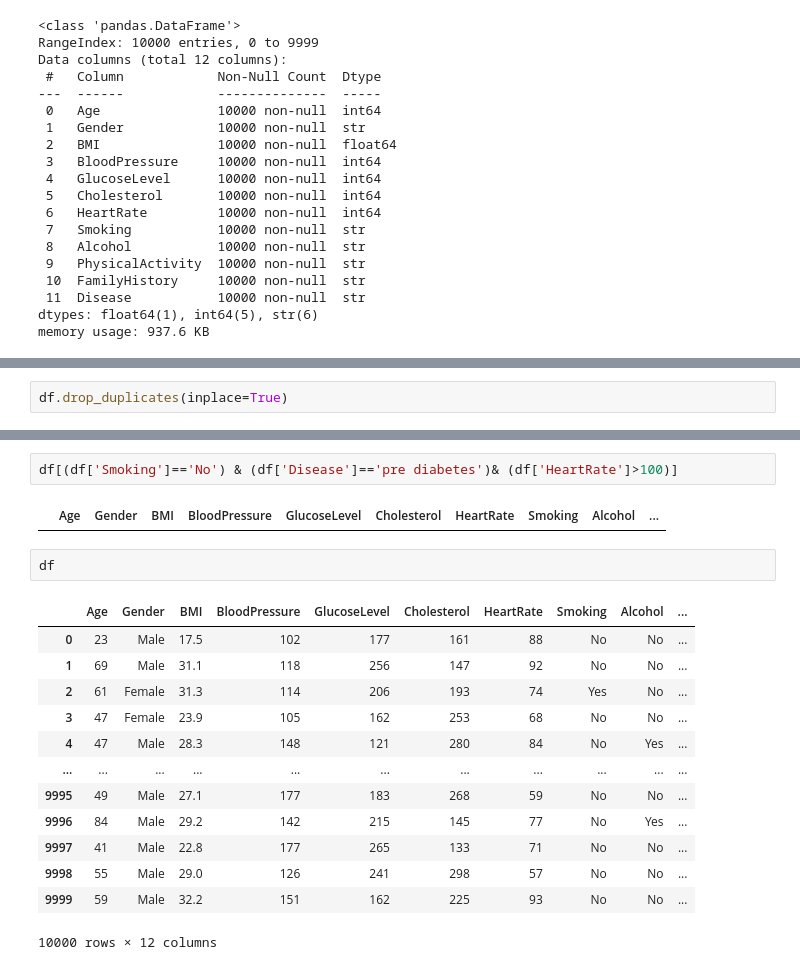
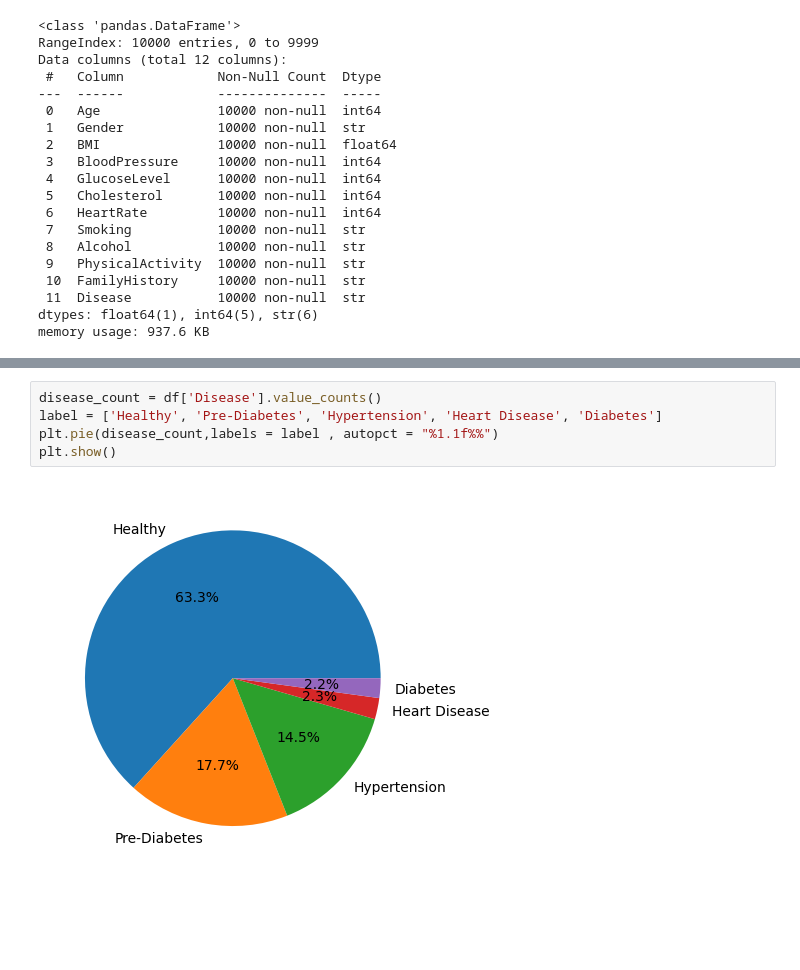
Before and after one commit to mansikumawat08/Project-2, a Jupyter notebook: medical.ipynb, the cells around one changed output, grey strips where cells are left out. Saved outputs shown, nothing was run; the diff lists cells and outputs as text; blank space fills up the shorter version.

```diff
--- a/medical.ipynb
+++ b/medical.ipynb
@@ -155,2 +84,0 @@ Length: 10000, dtype: bool
-# %%
-df.drop_duplicates(inplace=True)
@@ -371,20 +85,7 @@ Name: count, dtype: int64
-# %%
-df[(df['Smoking']=='No') & (df['Disease']=='pre diabetes')& (df['HeartRate']>100)]
-# %% [output]
-|  | Age | Gender | BMI | BloodPressure | GlucoseLevel | Cholesterol | HeartRate | Smoking | Alcohol | ... |
-# %%
-df
-# %% [output]
-|  | Age | Gender | BMI | BloodPressure | GlucoseLevel | Cholesterol | HeartRate | Smoking | Alcohol | ... |
-| 0 | 23 | Male | 17.5 | 102 | 177 | 161 | 88 | No | No | ... |
-| 1 | 69 | Male | 31.1 | 118 | 256 | 147 | 92 | No | No | ... |
-| 2 | 61 | Female | 31.3 | 114 | 206 | 193 | 74 | Yes | No | ... |
-| 3 | 47 | Female | 23.9 | 105 | 162 | 253 | 68 | No | No | ... |
-| 4 | 47 | Male | 28.3 | 148 | 121 | 280 | 84 | No | Yes | ... |
-| ... | ... | ... | ... | ... | ... | ... | ... | ... | ... | ... |
-| 9995 | 49 | Male | 27.1 | 177 | 183 | 268 | 59 | No | No | ... |
-| 9996 | 84 | Male | 29.2 | 142 | 215 | 145 | 77 | No | Yes | ... |
-| 9997 | 41 | Male | 22.8 | 177 | 265 | 133 | 71 | No | No | ... |
-| 9998 | 55 | Male | 29.0 | 126 | 241 | 298 | 57 | No | No | ... |
-| 9999 | 59 | Male | 32.2 | 151 | 162 | 225 | 93 | No | No | ... |
-10000 rows × 12 columns
+# %%
+disease_count = df['Disease'].value_counts()
+label = ['Healthy', 'Pre-Diabetes', 'Hypertension', 'Heart Disease', 'Diabetes']
+plt.pie(disease_count,labels = label , autopct = "%1.1f%%")
+plt.show()
+# %% [output]
+[figure, added]
```
Also changed, not shown: parts of 81 cells of this notebook, 1 other file.
